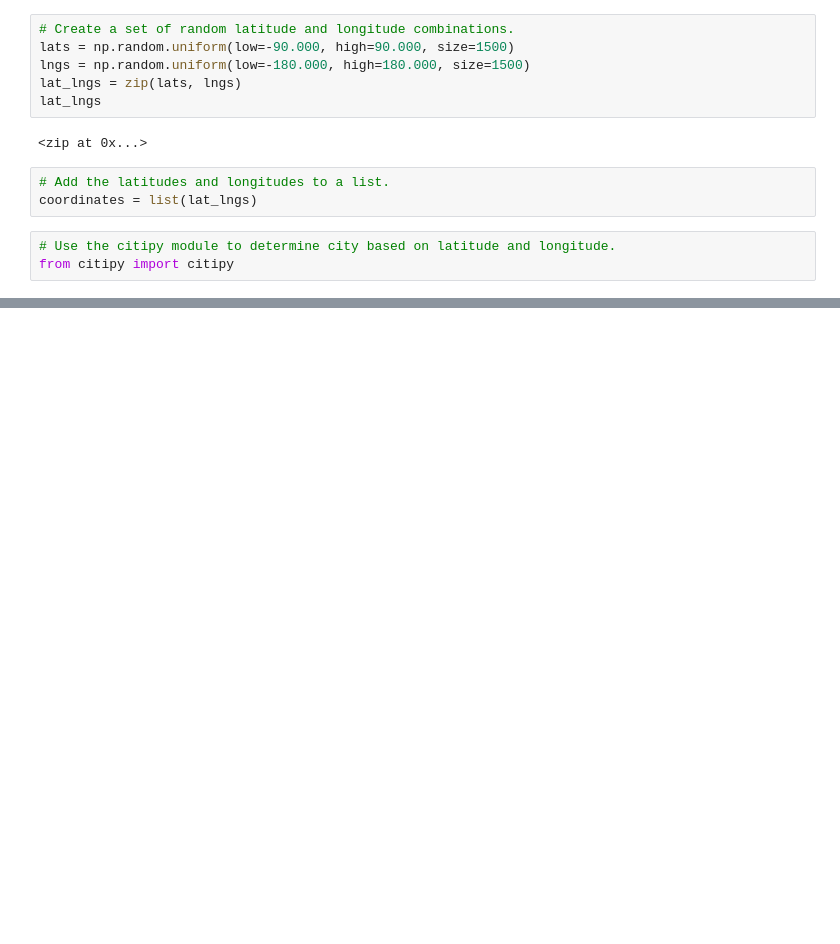
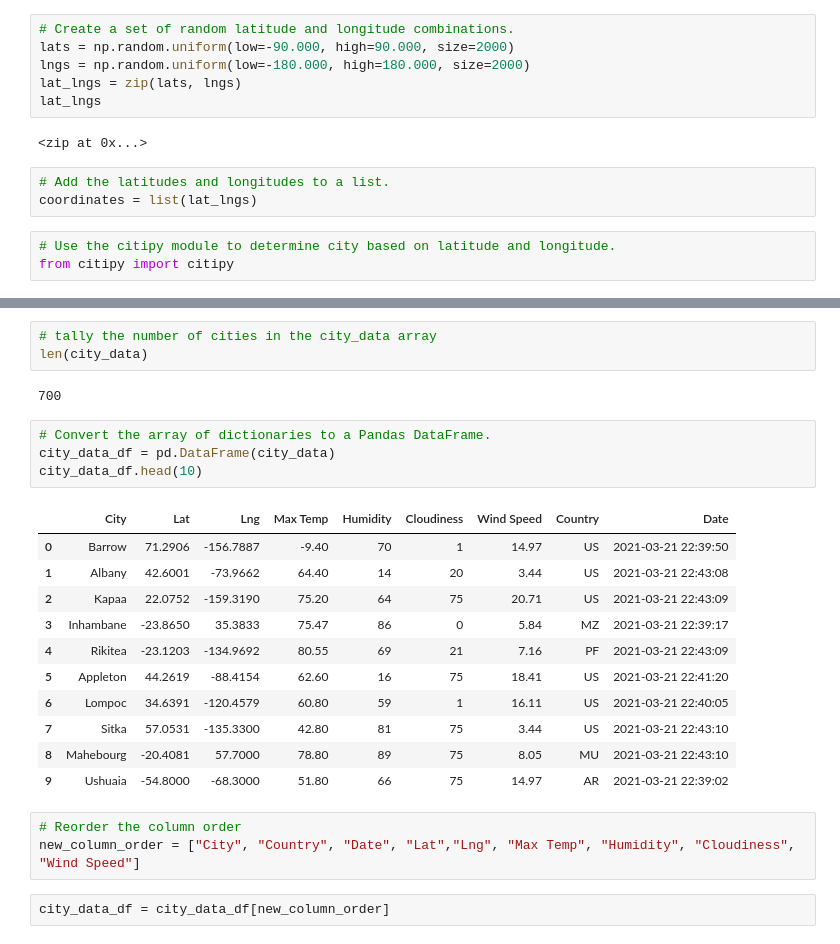
Before and after one commit to manriquep/World_Weather_Analysis, a Jupyter notebook: WeatherPy.ipynb, the cells around one changed output, grey strips where cells are left out. Cells and saved outputs as stored; diff of their text form; blank space fills up the shorter version.

```diff
--- a/WeatherPy.ipynb
+++ b/WeatherPy.ipynb
@@ -5,8 +5,8 @@ import matplotlib.pyplot as plt
 import numpy as np
 # %%
 # Create a set of random latitude and longitude combinations.
-lats = np.random.uniform(low=-90.000, high=90.000, size=1500)
-lngs = np.random.uniform(low=-180.000, high=180.000, size=1500)
+lats = np.random.uniform(low=-90.000, high=90.000, size=2000)
+lngs = np.random.uniform(low=-180.000, high=180.000, size=2000)
 lat_lngs = zip(lats, lngs)
 lat_lngs
 # %% [output]
@@ -33,0 +131,26 @@ len(cities)
+# %%
+# tally the number of cities in the city_data array
+len(city_data)
+# %% [output]
+700
+# %%
+# Convert the array of dictionaries to a Pandas DataFrame.
+city_data_df = pd.DataFrame(city_data)
+city_data_df.head(10)
+# %% [output]
+|  | City | Lat | Lng | Max Temp | Humidity | Cloudiness | Wind Speed | Country | Date |
+| 0 | Barrow | 71.2906 | -156.7887 | -9.40 | 70 | 1 | 14.97 | US | 2021-03-21 22:39:50 |
+| 1 | Albany | 42.6001 | -73.9662 | 64.40 | 14 | 20 | 3.44 | US | 2021-03-21 22:43:08 |
+| 2 | Kapaa | 22.0752 | -159.3190 | 75.20 | 64 | 75 | 20.71 | US | 2021-03-21 22:43:09 |
+| 3 | Inhambane | -23.8650 | 35.3833 | 75.47 | 86 | 0 | 5.84 | MZ | 2021-03-21 22:39:17 |
+| 4 | Rikitea | -23.1203 | -134.9692 | 80.55 | 69 | 21 | 7.16 | PF | 2021-03-21 22:43:09 |
+| 5 | Appleton | 44.2619 | -88.4154 | 62.60 | 16 | 75 | 18.41 | US | 2021-03-21 22:41:20 |
+| 6 | Lompoc | 34.6391 | -120.4579 | 60.80 | 59 | 1 | 16.11 | US | 2021-03-21 22:40:05 |
+| 7 | Sitka | 57.0531 | -135.3300 | 42.80 | 81 | 75 | 3.44 | US | 2021-03-21 22:43:10 |
+| 8 | Mahebourg | -20.4081 | 57.7000 | 78.80 | 89 | 75 | 8.05 | MU | 2021-03-21 22:43:10 |
+| 9 | Ushuaia | -54.8000 | -68.3000 | 51.80 | 66 | 75 | 14.97 | AR | 2021-03-21 22:39:02 |
+# %%
+# Reorder the column order
+new_column_order = ["City", "Country", "Date", "Lat","Lng", "Max Temp", "Humidity", "Cloudiness", "Wind Speed"]
+# %%
+city_data_df = city_data_df[new_column_order]
```
Also changed, not shown: parts of 6 cells of this notebook.
